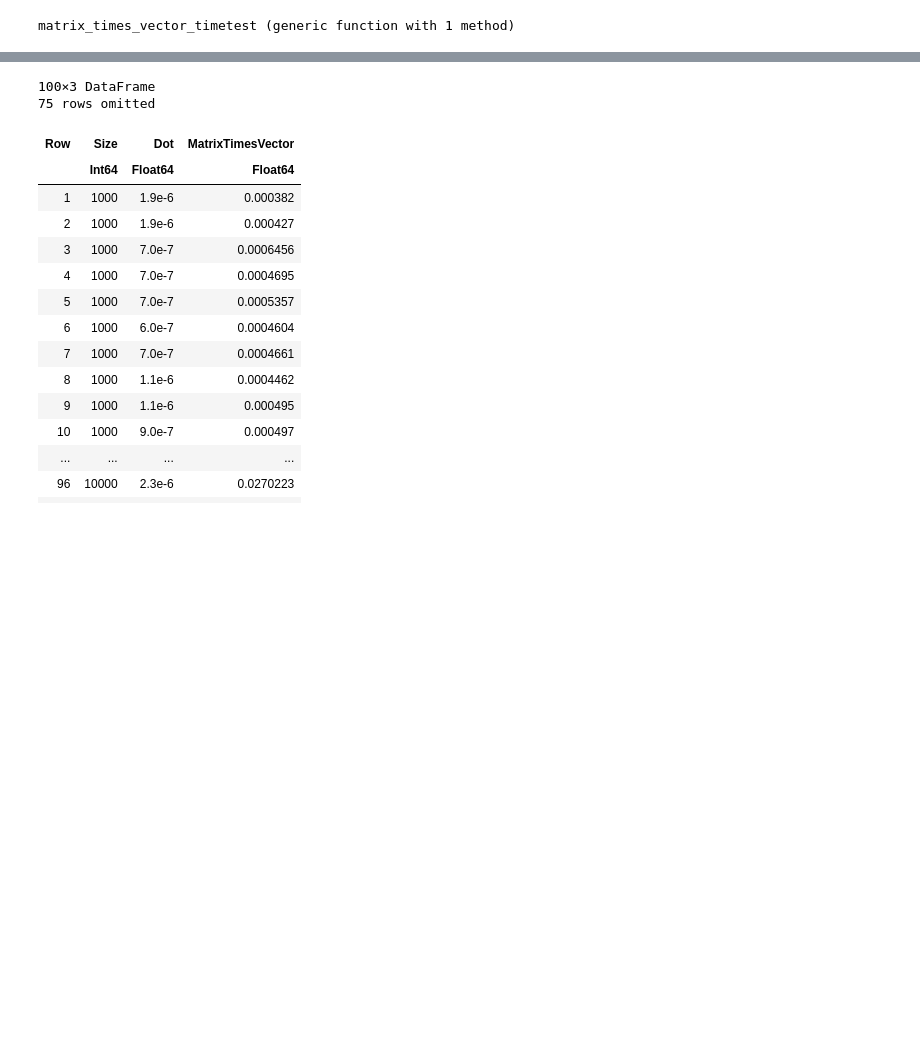
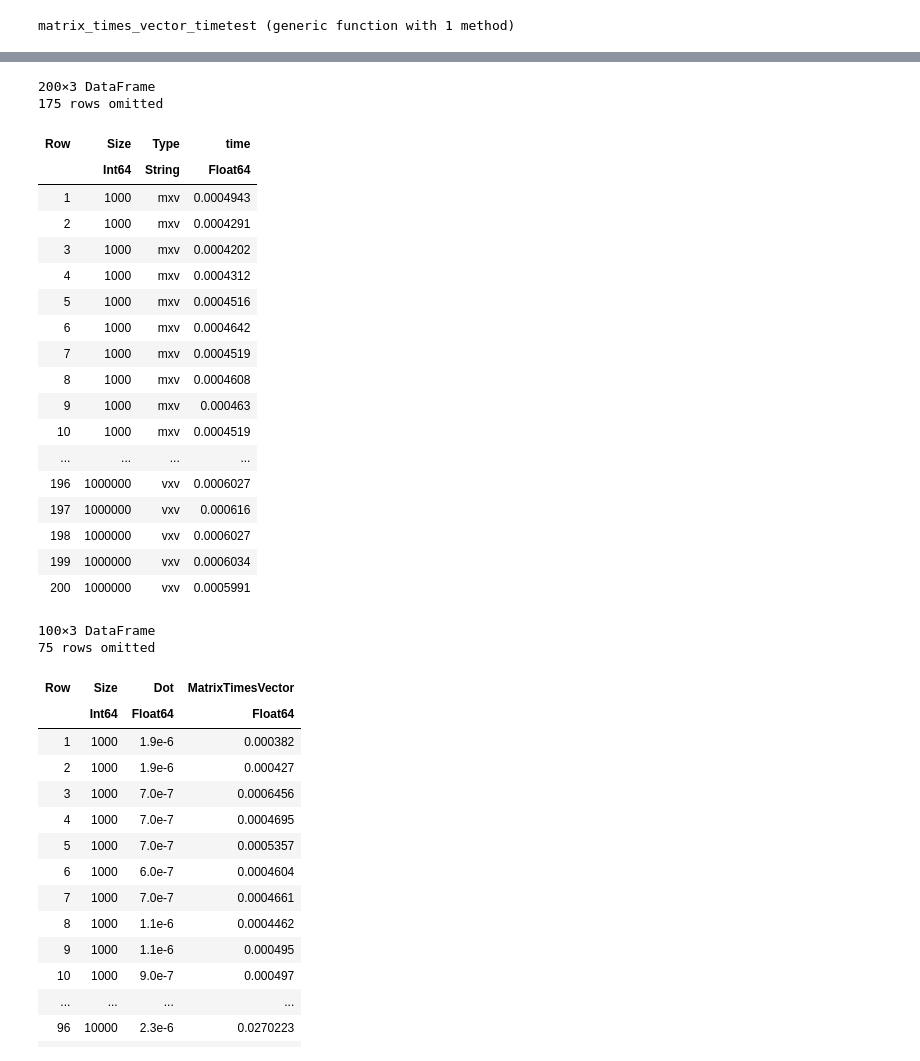
Before and after one commit to wiktorwozny/computational-methods-course, a Jupyter notebook: lab1/Mownit_Lab1_homework.ipynb, the cells around one changed output, grey strips where cells are left out. Cells and saved outputs as stored; diff of their text form; code cells hidden in the pictures; blank space fills up the shorter version.

```diff
--- a/lab1/Mownit_Lab1_homework.ipynb
+++ b/lab1/Mownit_Lab1_homework.ipynb
@@ -90,3 +127,43 @@ using DataFrames
+# %%
+df2 = DataFrame(Size=Int[], Type=String[], time=Float64[])
+
+for size = 1000:1000:10000
+    for i = 1:10
+        time = matrix_times_vector_timetest(size)
+        push!(df2, (size, "mxv", time))
+    end
+end
+
+for size = 100000:100000:1000000
+    for i = 1:10
+        time = dot_func_timetest(size)
+        push!(df2, (size, "vxv", time))
+    end
+end
+
+
+df2
+# %% [output]
+200×3 DataFrame
+175 rows omitted
+| Row | Size | Type | time |
+|  | Int64 | String | Float64 |
+| 1 | 1000 | mxv | 0.0004943 |
+| 2 | 1000 | mxv | 0.0004291 |
+| 3 | 1000 | mxv | 0.0004202 |
+| 4 | 1000 | mxv | 0.0004312 |
+| 5 | 1000 | mxv | 0.0004516 |
+| 6 | 1000 | mxv | 0.0004642 |
+| 7 | 1000 | mxv | 0.0004519 |
+| 8 | 1000 | mxv | 0.0004608 |
+| 9 | 1000 | mxv | 0.000463 |
+| 10 | 1000 | mxv | 0.0004519 |
+| ... | ... | ... | ... |
+| 196 | 1000000 | vxv | 0.0006027 |
+| 197 | 1000000 | vxv | 0.000616 |
+| 198 | 1000000 | vxv | 0.0006027 |
+| 199 | 1000000 | vxv | 0.0006034 |
+| 200 | 1000000 | vxv | 0.0005991 |
 # %%
 df = DataFrame(Size=Int[], Dot=Float64[], MatrixTimesVector=Float64[])
 
```
Also changed, not shown: parts of 6 cells of this notebook, 8 other files.
